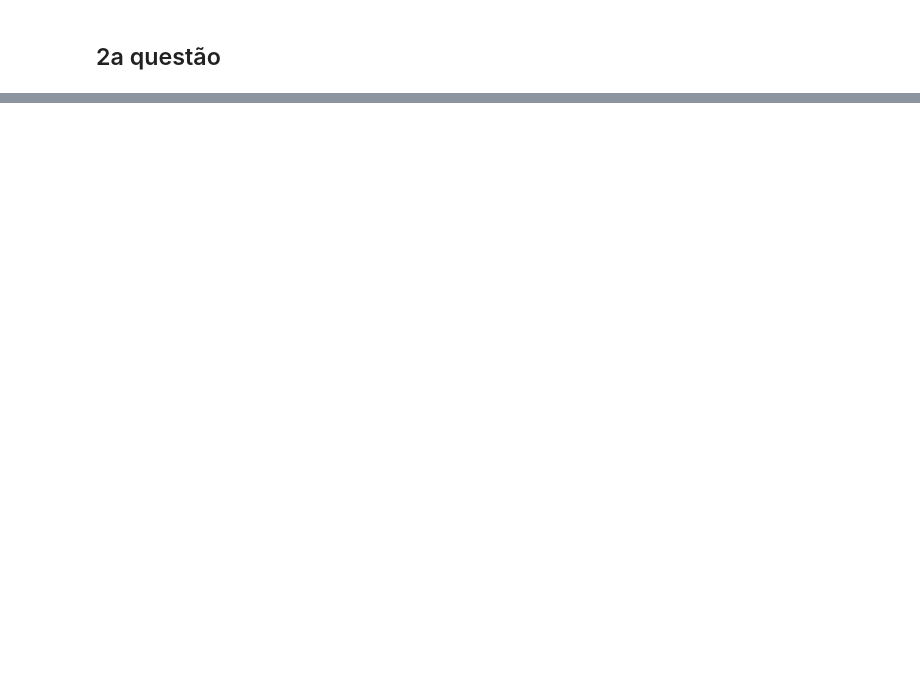
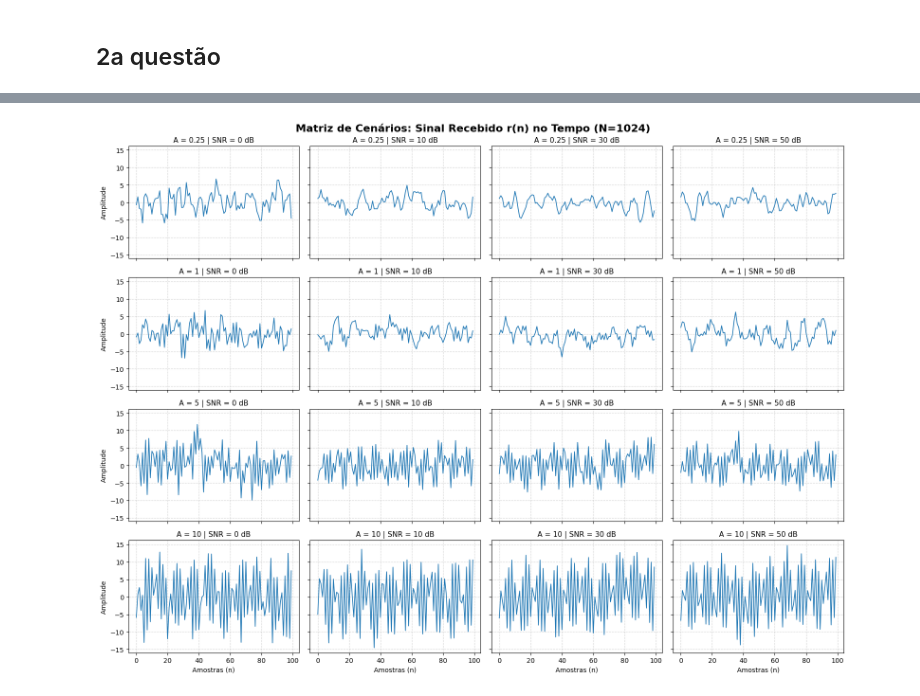
Before and after one commit to mateusribeirog/StochasticProcesses, a Jupyter notebook: PowerSpectralDensity/main.ipynb, the cells around one changed output, grey strips where cells are left out. Drawn from its saved outputs; the diff is of its cells as text; code cells hidden in the pictures; blank space fills up the shorter version.

```diff
--- a/PowerSpectralDensity/main.ipynb
+++ b/PowerSpectralDensity/main.ipynb
@@ -88,2 +99,31 @@ plt.show()
 # %%
-As = [0.25, 0.5, 1, 1.5, 2]
+As = [0.25, 1, 5, 10]
+dbs = [0, 10, 30, 50]
+ar2s_1024 = [ar2(n1,a, db) for a in As for db in dbs]
+ar2s_4096 = [ar2(n2,a, db) for a in As for db in dbs]
+# %%
+fig, axes = plt.subplots(nrows=4, ncols=4, figsize=(16, 12), sharex=True, sharey=True)
+fig.suptitle('Matriz de Cenários: Sinal Recebido r(n) no Tempo (N=1024)', fontsize=16, fontweight='bold', y=0.98)
+
+indice_sinal = 0
+
+for i, a in enumerate(As):
+    for j, db in enumerate(dbs):
+        ax = axes[i, j]
+
+        ax.plot(ar2s_1024[indice_sinal][:100], color='#1f77b4', linewidth=1.2)
+
+        ax.set_title(f'A = {a} | SNR = {db} dB', fontsize=11)
+        ax.grid(True, linestyle='--', alpha=0.5)
+
+        if i == 3:
+            ax.set_xlabel('Amostras (n)')
+        if j == 0:
+            ax.set_ylabel('Amplitude')
+
+        indice_sinal += 1
+
+plt.tight_layout()
+plt.show()
+# %% [output]
+[figure, added]
```
Also changed, not shown: parts of 9 cells of this notebook.
